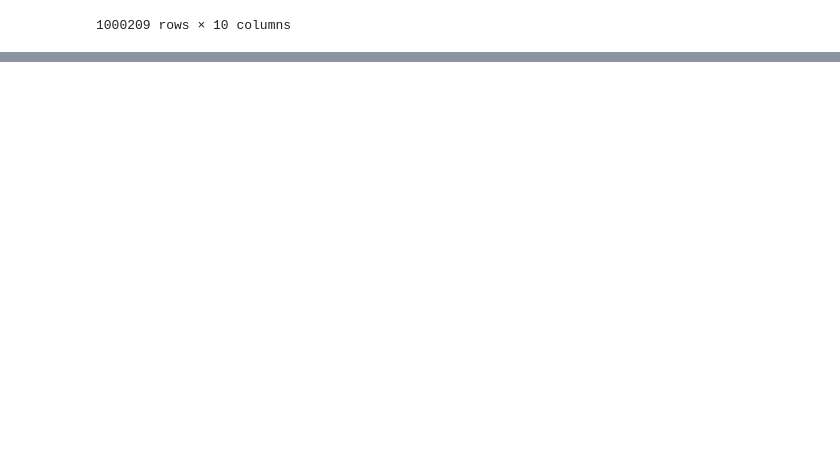
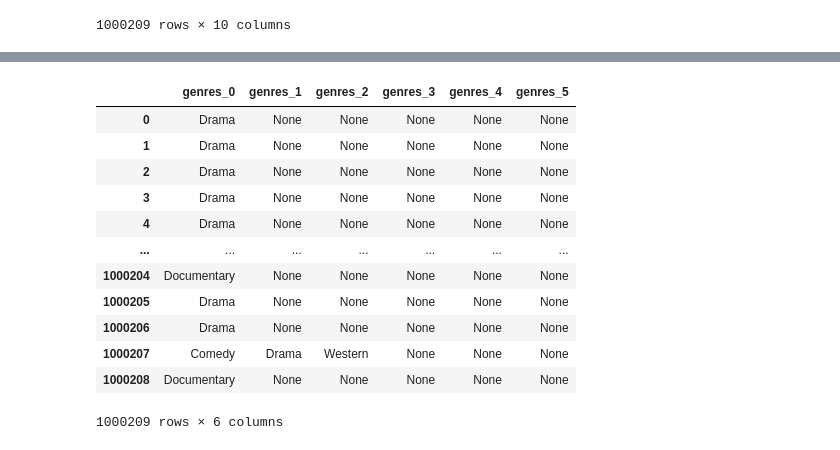
Before and after one commit to ShivamSRS/dlrm_hetero_gpu_mem, a Jupyter notebook: recsys_datasets.ipynb, the cells around one changed output, grey strips where cells are left out. Drawn from its saved outputs; the diff is of its cells as text; code cells hidden in the pictures; blank space fills up the shorter version.

```diff
--- a/recsys_datasets.ipynb
+++ b/recsys_datasets.ipynb
@@ -132,0 +135,2 @@ user_rating_movie_df
+# %%
+unrolled_genres = user_rating_movie_df.genres.str.rsplit("|",n=max_genres,expand=True)
@@ -132,0 +159,16 @@ user_rating_movie_df
+# %%
+unrolled_genres
+# %% [output]
+|  | genres_0 | genres_1 | genres_2 | genres_3 | genres_4 | genres_5 |
+| 0 | Drama | None | None | None | None | None |
+| 1 | Drama | None | None | None | None | None |
+| 2 | Drama | None | None | None | None | None |
+| 3 | Drama | None | None | None | None | None |
+| 4 | Drama | None | None | None | None | None |
+| ... | ... | ... | ... | ... | ... | ... |
+| 1000204 | Documentary | None | None | None | None | None |
+| 1000205 | Drama | None | None | None | None | None |
+| 1000206 | Drama | None | None | None | None | None |
+| 1000207 | Comedy | Drama | Western | None | None | None |
+| 1000208 | Documentary | None | None | None | None | None |
+1000209 rows × 6 columns
```
Also changed, not shown: parts of 10 cells of this notebook, 1 other file.
